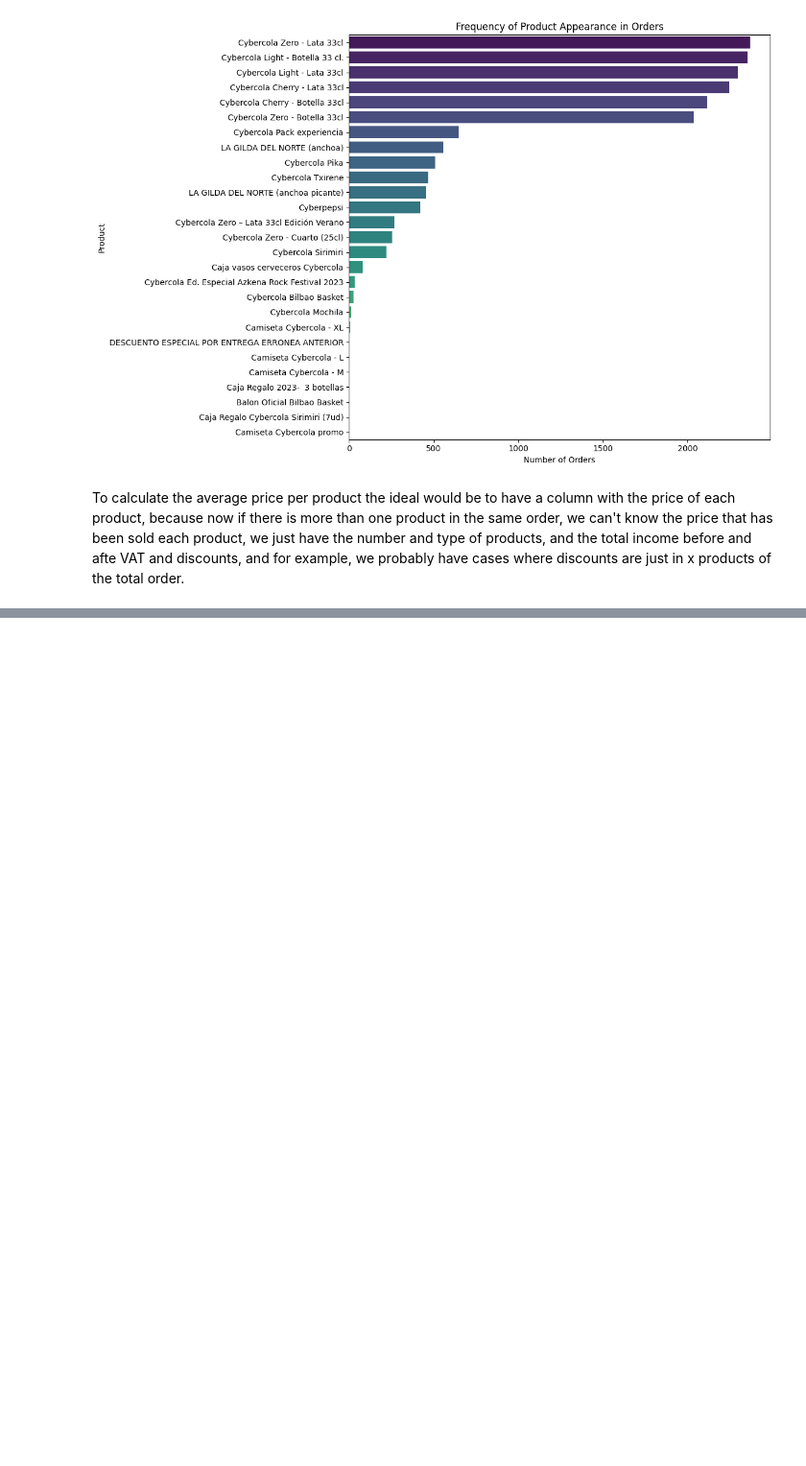
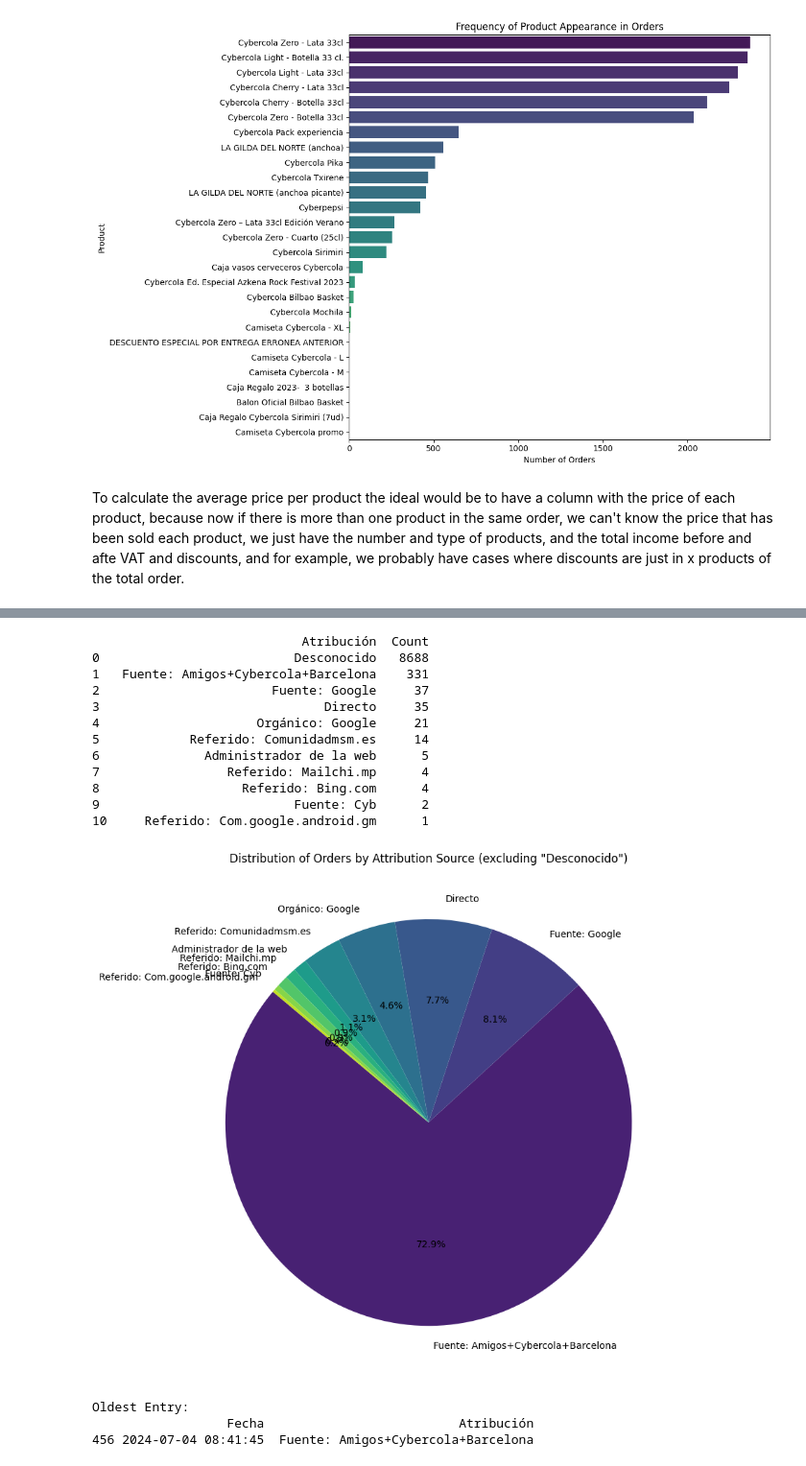
Before and after one commit to enricchust/entrevista_cyberclick, a Jupyter notebook: main.ipynb, the cells around one changed output, grey strips where cells are left out. Shown: that part at 96% size. Cells and saved outputs as stored; diff of their text form; code cells hidden in the pictures; blank space fills up the shorter version.

```diff
--- a/main.ipynb
+++ b/main.ipynb
@@ -123,6 +117,18 @@ print(rows_with_balance[['Ingresos netos (con formato)', 'Ingresos netos (limpio
 [120 rows x 3 columns]
 # %%
 df_cleaned['Fecha'] = pd.to_datetime(df_cleaned['Fecha'], errors='coerce') # Convert 'Fecha' to datetime
+df_cleaned['Artículos vendidos'] = pd.to_numeric(df_cleaned['Artículos vendidos'], errors='coerce') # Convert 'Artículos vendidos' to numerical
+# %%
+# We have to clean 'Ingresos netos' before convert it into a float, because there is a wrong format of '-number
+def clean_net_income(value):
+    if isinstance(value, str):
+        # Remove unwanted characters and manage negatives
+        cleaned_value = re.sub(r"[^\d\.\-]", "", value)
+        return cleaned_value
+    return value
+
+df_cleaned['Ingresos netos'] = df_cleaned['Ingresos netos'].apply(clean_net_income)
+df_cleaned['Ingresos netos'] = pd.to_numeric(df_cleaned['Ingresos netos'], errors='coerce')
 # %% [markdown]
 The features collected are:
 
@@ -473,0 +514,37 @@ Finally we would add them to the list and calculate the average selling price
+# %%
+# Count the unique attribution sources
+attribution_counts = df_cleaned['Atribución'].value_counts().reset_index()
+attribution_counts.columns = ['Atribución', 'Count']
+print(attribution_counts)
+
+# Remove 'Desconocido' because it's too big
+attribution_counts_filtered = attribution_counts[attribution_counts['Atribución'] != 'Desconocido']
+plt.figure(figsize=(10, 8))
+plt.pie(attribution_counts_filtered['Count'], labels=attribution_counts_filtered['Atribución'], autopct='%1.1f%%', startangle=140, colors=sns.color_palette('viridis', len(attribution_counts_filtered)))
+plt.title('Distribution of Orders by Attribution Source (excluding "Desconocido")')
+plt.tight_layout()
+plt.show()
+# %% [output]
+                            Atribución  Count
+0                          Desconocido   8688
+1   Fuente: Amigos+Cybercola+Barcelona    331
+2                       Fuente: Google     37
+3                              Directo     35
+4                     Orgánico: Google     21
+5            Referido: Comunidadmsm.es     14
+6              Administrador de la web      5
+7                 Referido: Mailchi.mp      4
+8                   Referido: Bing.com      4
+9                          Fuente: Cyb      2
+10     Referido: Com.google.android.gm      1
+[figure, added]
+# %%
+# Finding the oldest order with Atribuciòn distinct to 'Desconocido'
+df_filtered_attribution = df_cleaned[df_cleaned['Atribución'] != 'Desconocido']
+oldest_entry = df_filtered_attribution.sort_values(by='Fecha', ascending=True).head(1)
+
+print(f"Oldest Entry:\n{oldest_entry[['Fecha', 'Atribución']]}")
+# %% [output]
+Oldest Entry:
+                  Fecha                          Atribución
+456 2024-07-04 08:41:45  Fuente: Amigos+Cybercola+Barcelona
```
Also changed, not shown: parts of 26 cells of this notebook, 1 other file.
